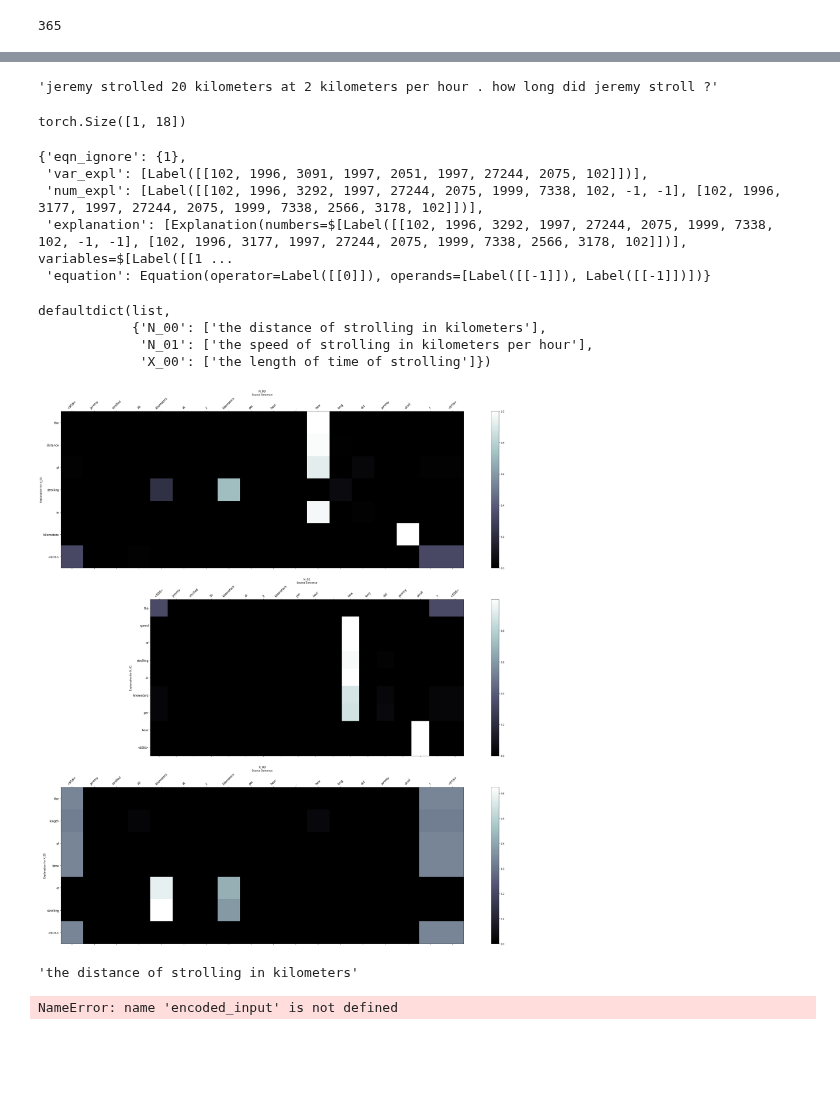
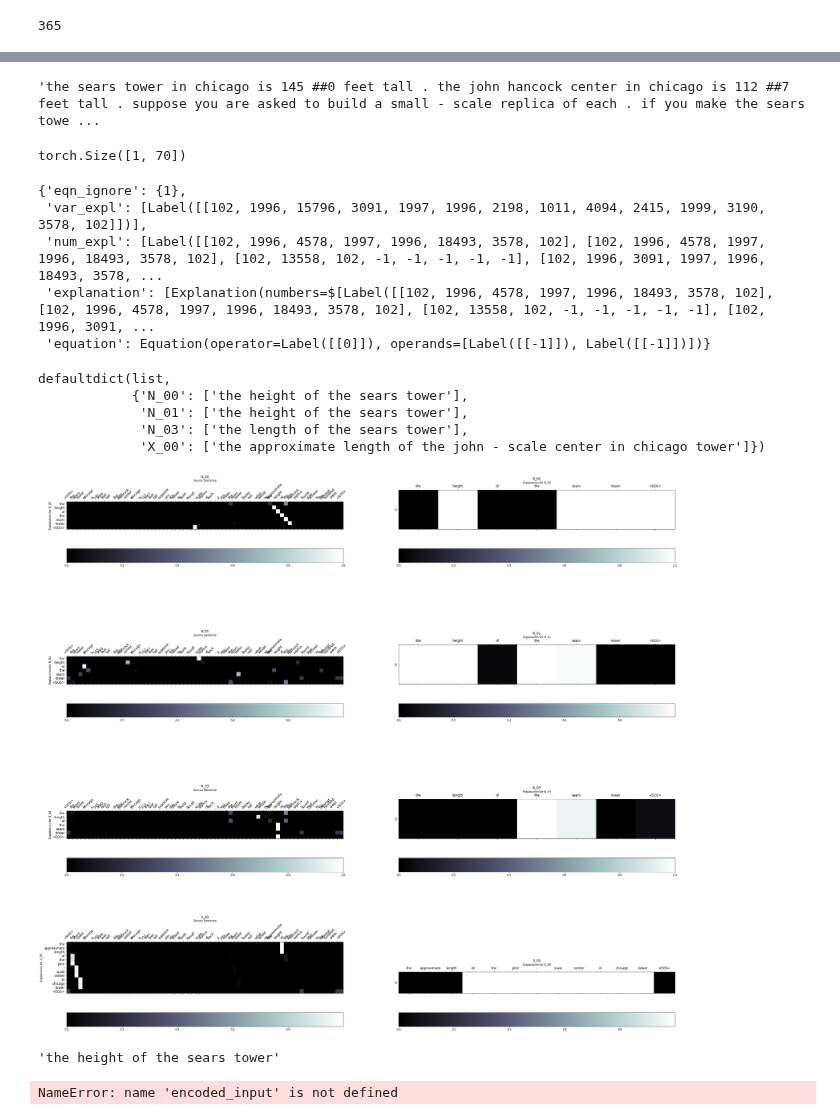
Before and after one commit to rsk25/NVIX, a Jupyter notebook: attention_heatmap.ipynb, the cells around one changed output, grey strips where cells are left out. Cells and saved outputs as stored; diff of their text form; code cells hidden in the pictures; blank space fills up the shorter version.

Commit message:
drawing attention and copy_prob heatmap

```diff
--- a/attention_heatmap.ipynb
+++ b/attention_heatmap.ipynb
@@ -62,7 +62,7 @@ test_data.num_items
 # %%
 # 'sears tower' problem index: 49th of 'dev'
 
-PROB_IDX = 0
+PROB_IDX = 49
 
 set_seed(config['seed'])
 batch = test_data.get_minibatches(batch_size=1, for_testing=True)
@@ -81,26 +83,27 @@ torch.Size([26, 1, 18])
 # %%
 batch[PROB_IDX].text.as_dict()['raw'][0]
 # %% [output]
-'jeremy strolled 20 kilometers at 2 kilometers per hour . how long did jeremy stroll ?'
+'the sears tower in chicago is 145 ##0 feet tall . the john hancock center in chicago is 112 ##7 feet tall . suppose you are asked to build a small - scale replica of each . if you make the sears towe ...
 # %%
 batch[PROB_IDX].text.as_dict()['tokens'].shape
 # %% [output]
-torch.Size([1, 18])
+torch.Size([1, 70])
 # %%
 output
 # %% [output]
 {'eqn_ignore': {1},
- 'var_expl': [Label([[102, 1996, 3091, 1997, 2051, 1997, 27244, 2075, 102]])],
- 'num_expl': [Label([[102, 1996, 3292, 1997, 27244, 2075, 1999, 7338, 102, -1, -1], [102, 1996, 3177, 1997, 27244, 2075, 1999, 7338, 2566, 3178, 102]])],
- 'explanation': [Explanation(numbers=$[Label([[102, 1996, 3292, 1997, 27244, 2075, 1999, 7338, 102, -1, -1], [102, 1996, 3177, 1997, 27244, 2075, 1999, 7338, 2566, 3178, 102]])], variables=$[Label([[1 ...
+ 'var_expl': [Label([[102, 1996, 15796, 3091, 1997, 1996, 2198, 1011, 4094, 2415, 1999, 3190, 3578, 102]])],
+ 'num_expl': [Label([[102, 1996, 4578, 1997, 1996, 18493, 3578, 102], [102, 1996, 4578, 1997, 1996, 18493, 3578, 102], [102, 13558, 102, -1, -1, -1, -1, -1], [102, 1996, 3091, 1997, 1996, 18493, 3578, ...
+ 'explanation': [Explanation(numbers=$[Label([[102, 1996, 4578, 1997, 1996, 18493, 3578, 102], [102, 1996, 4578, 1997, 1996, 18493, 3578, 102], [102, 13558, 102, -1, -1, -1, -1, -1], [102, 1996, 3091, ...
  'equation': Equation(operator=Label([[0]]), operands=[Label([[-1]]), Label([[-1]])])}
 # %%
 output['explanation'][0].to_human_readable(tokenizer=tokenizer)
 # %% [output]
 defaultdict(list,
-            {'N_00': ['the distance of strolling in kilometers'],
-             'N_01': ['the speed of strolling in kilometers per hour'],
-             'X_00': ['the length of time of strolling']})
+            {'N_00': ['the height of the sears tower'],
+             'N_01': ['the height of the sears tower'],
+             'N_03': ['the length of the sears tower'],
+             'X_00': ['the approximate length of the john - scale center in chicago tower']})
 # %%
 from typing import List, Dict
 
@@ -156,17 +172,18 @@ def display_attention(sentence: List[str], explanation: Dict[str, List[str]], at
 # %%
 explanations = output['explanation'][0].to_human_readable(tokenizer=tokenizer)
 
 display_attention(
     sentence=batch[PROB_IDX].text.raw[0].split(),
     explanation=explanations,
-    attention=nvix.attention_scores
+    attention=nvix.attention_scores,
+    copy_probs=nvix.copy_probabilities
 )
 # %% [output]
-[figure, old version]
+[figure, new version]
 # %%
 explanations['N_00'][0]
 # %% [output]
-'the distance of strolling in kilometers'
+'the height of the sears tower'
 # %%
 import numpy
 import matplotlib.pyplot as plt
```
Also changed, not shown: parts of 6 cells of this notebook.
